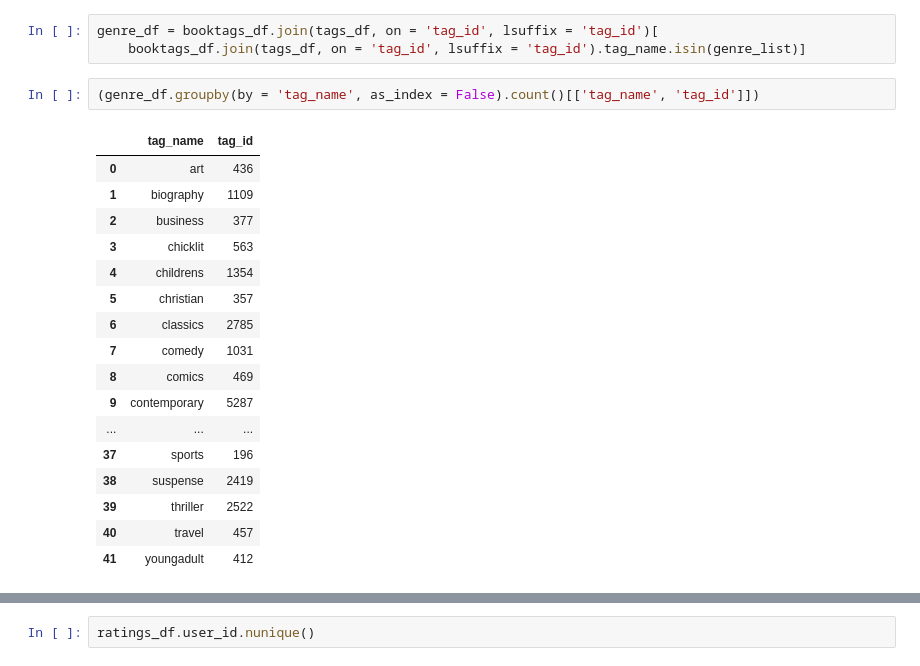
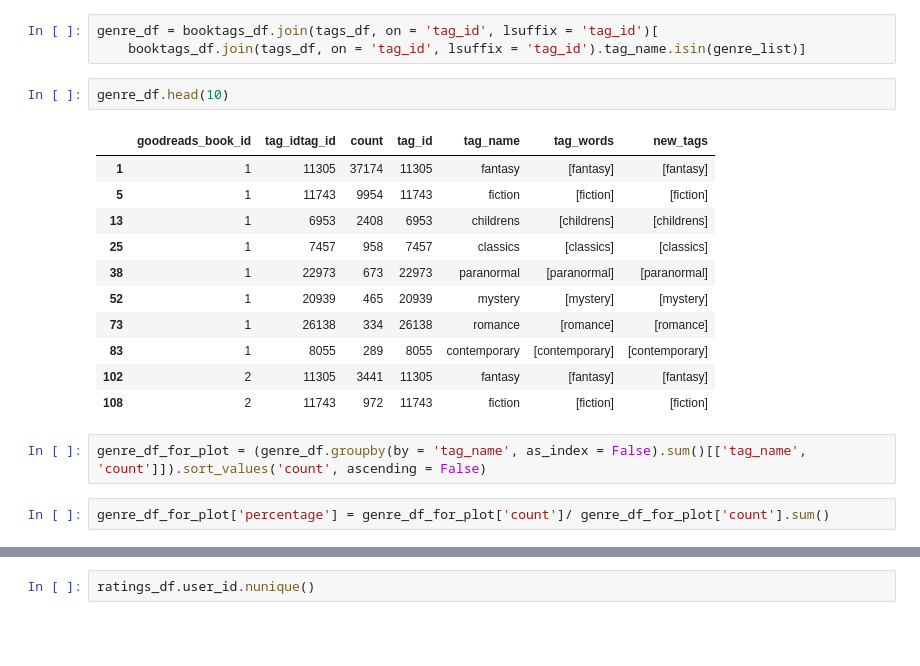
Before and after one commit to konelson/goodreads, a Jupyter notebook: goodreads_eda.ipynb, the cells around one changed output, grey strips where cells are left out. Drawn from its saved outputs; the diff is of its cells as text; blank space fills up the shorter version.

```diff
--- a/goodreads_eda.ipynb
+++ b/goodreads_eda.ipynb
@@ -440,23 +439,21 @@ tags_df[tags_df.tag_name.isin(genre_list)]
 # %%
 genre_df = booktags_df.join(tags_df, on = 'tag_id', lsuffix = 'tag_id')[
     booktags_df.join(tags_df, on = 'tag_id', lsuffix = 'tag_id').tag_name.isin(genre_list)]
+# %%
+genre_df.head(10)
+# %% [output]
+|  | goodreads_book_id | tag_idtag_id | count | tag_id | tag_name | tag_words | new_tags |
+| 1 | 1 | 11305 | 37174 | 11305 | fantasy | [fantasy] | [fantasy] |
+| 5 | 1 | 11743 | 9954 | 11743 | fiction | [fiction] | [fiction] |
+| 13 | 1 | 6953 | 2408 | 6953 | childrens | [childrens] | [childrens] |
+| 25 | 1 | 7457 | 958 | 7457 | classics | [classics] | [classics] |
+| 38 | 1 | 22973 | 673 | 22973 | paranormal | [paranormal] | [paranormal] |
+| 52 | 1 | 20939 | 465 | 20939 | mystery | [mystery] | [mystery] |
+| 73 | 1 | 26138 | 334 | 26138 | romance | [romance] | [romance] |
+| 83 | 1 | 8055 | 289 | 8055 | contemporary | [contemporary] | [contemporary] |
+| 102 | 2 | 11305 | 3441 | 11305 | fantasy | [fantasy] | [fantasy] |
+| 108 | 2 | 11743 | 972 | 11743 | fiction | [fiction] | [fiction] |
 # %%
-(genre_df.groupby(by = 'tag_name', as_index = False).count()[['tag_name', 'tag_id']])
+genre_df_for_plot = (genre_df.groupby(by = 'tag_name', as_index = False).sum()[['tag_name', 'count']]).sort_values('count', ascending = False)
-# %% [output]
-|  | tag_name | tag_id |
-| 0 | art | 436 |
-| 1 | biography | 1109 |
-| 2 | business | 377 |
-| 3 | chicklit | 563 |
-| 4 | childrens | 1354 |
-| 5 | christian | 357 |
-| 6 | classics | 2785 |
-| 7 | comedy | 1031 |
-| 8 | comics | 469 |
-| 9 | contemporary | 5287 |
-| ... | ... | ... |
-| 37 | sports | 196 |
-| 38 | suspense | 2419 |
-| 39 | thriller | 2522 |
-| 40 | travel | 457 |
-| 41 | youngadult | 412 |
+# %%
+genre_df_for_plot['percentage'] = genre_df_for_plot['count']/ genre_df_for_plot['count'].sum()
```
Also changed, not shown: parts of 35 cells of this notebook, 11 other files.
